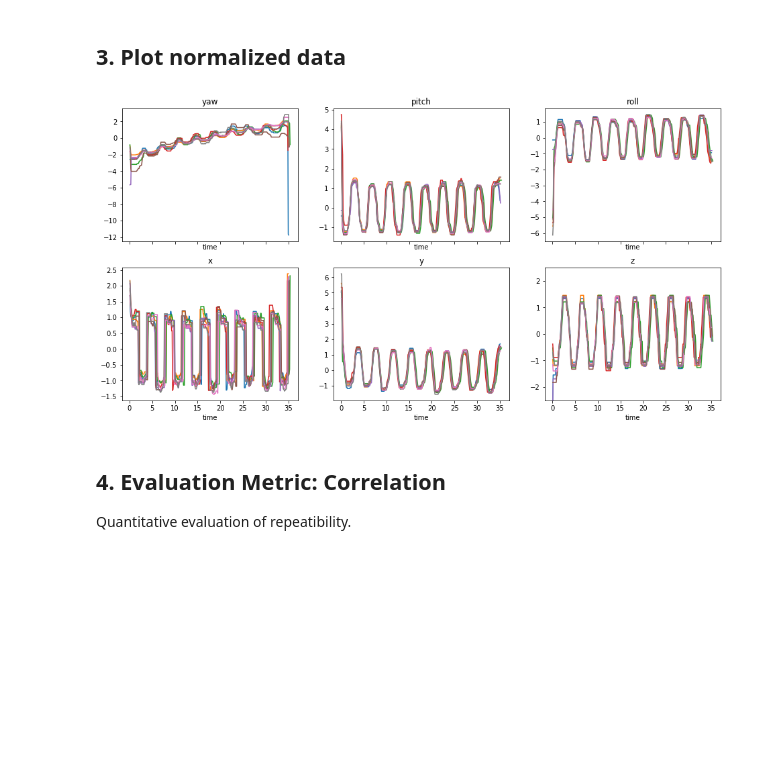
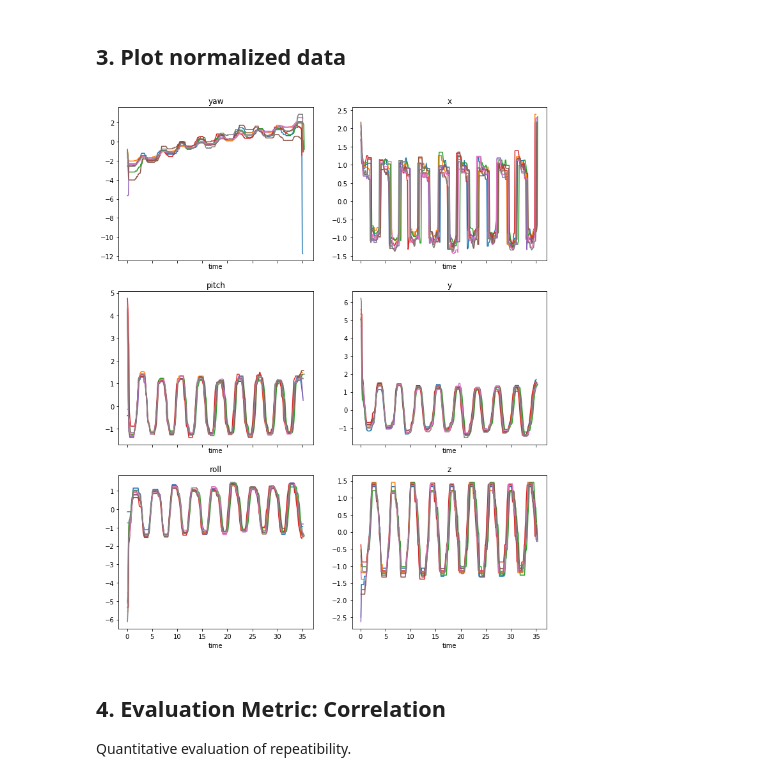
Before and after one commit to yans0ng/Spyndra-Gait-Learning, a Jupyter notebook: preprocessing/imu_data_analysis.ipynb, the cells around one changed output. Cells and saved outputs as stored; diff of their text form; code cells hidden in the pictures; blank space fills up the shorter version.

Commit message:
adjust picture format for the summer report
1. Removed legends and unified the colors. The ground truth is blue; and
the simulation is orange.
2. Adjusted the layout from 3x2 to 2x3.

```diff
--- a/preprocessing/imu_data_analysis.ipynb
+++ b/preprocessing/imu_data_analysis.ipynb
@@ -61,24 +61,24 @@ data_dict = normalize(csvfiles)
 ## 3. Plot normalized data
 # %%
 def make_plot(data_dict, output_img=None):
-    fig, ax = plt.subplots(2,3, sharex = True, figsize =(16,8))
+    fig, ax = plt.subplots(3,2, sharex = True, figsize =(12,15))
     fields = ['time', 'yaw', 'pitch', 'roll', 'x', 'y', 'z', 'f1', 't1', 'f2', 't2', 'f3', 't3', 'f4', 't4']
     for i, df in enumerate(data_dict.itervalues()):
         for j in xrange(6):
             field = fields[j+1]
-            ax[j/3,j%3].plot(df['time'], df[field], label='run{}'.format(i))
-            ax[j/3,j%3].set_title(field)
-            ax[j/3,j%3].set_xlabel('time')
+            ax[j%3,j/3].plot(df['time'], df[field], label='run{}'.format(i))
+            ax[j%3,j/3].set_title(field)
+            ax[j%3,j/3].set_xlabel('time')
 
-    ax[1,2].set_ylim([-2.5,2.5]) # NOTE: z acceleration has very large outliers
+    #ax[1,2].set_ylim([-2.5,2.5]) # NOTE: z acceleration has very large outliers
     if output_img is not None:
         plt.savefig(output_img)
     plt.show()
 # %%
 # Execute plot function
-make_plot(data_dict)
+make_plot(data_dict, 'images')
 # %% [output]
-[figure, old version]
+[figure, new version]
 # %% [markdown]
 ## 4. Evaluation Metric: Correlation
 
```
Also changed, not shown: 11 other files.
